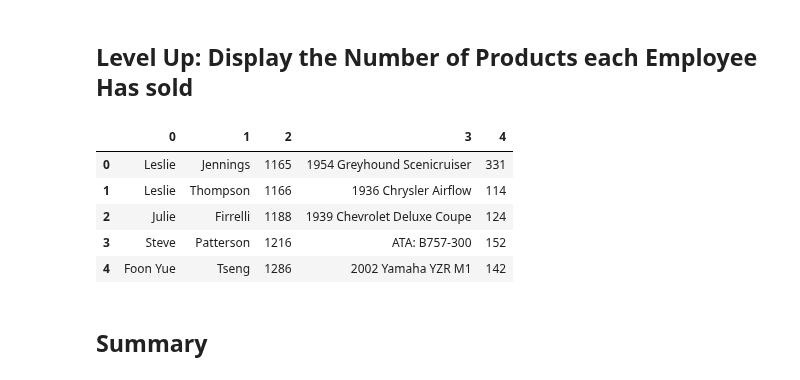
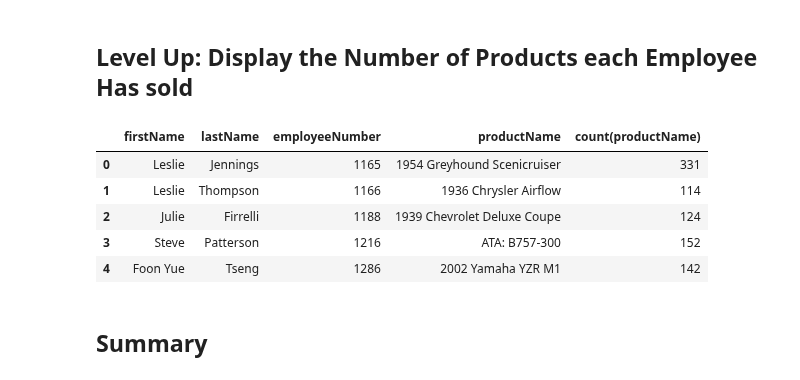
Before and after one commit to graceh3/dsc-1-05-11-join-statements-lab-nyc-ds-career-012819, a Jupyter notebook: index.ipynb, the cells around one changed output. Drawn from its saved outputs; the diff is of its cells as text; code cells hidden in the pictures.

```diff
--- a/index.ipynb
+++ b/index.ipynb
@@ -175,20 +175,20 @@ df.head()
 # %%
 #Your code here
 cursor.execute('''SELECT firstName, lastName, employeeNumber, productName, count(productName) FROM employees
                         INNER JOIN customers
                             on employees.employeeNumber = customers.salesRepEmployeeNumber
                         LEFT JOIN orders
                             on customers.customerNumber = orders.customerNumber
                         LEFT JOIN orderdetails
                             on orders.orderNumber = orderdetails.orderNumber
                         LEFT JOIN products
                             on orderdetails.productCode = products.productCode
                         GROUP by employeeNumber''')
 df = pd.DataFrame(cursor.fetchall())
-df.columns = [i[0]]
+df.columns = [i[0] for i in cursor.description]
 df.head()
 # %% [output]
-|  | 0 | 1 | 2 | 3 | 4 |
+|  | firstName | lastName | employeeNumber | productName | count(productName) |
 | 0 | Leslie | Jennings | 1165 | 1954 Greyhound Scenicruiser | 331 |
 | 1 | Leslie | Thompson | 1166 | 1936 Chrysler Airflow | 114 |
 | 2 | Julie | Firrelli | 1188 | 1939 Chevrolet Deluxe Coupe | 124 |
```
